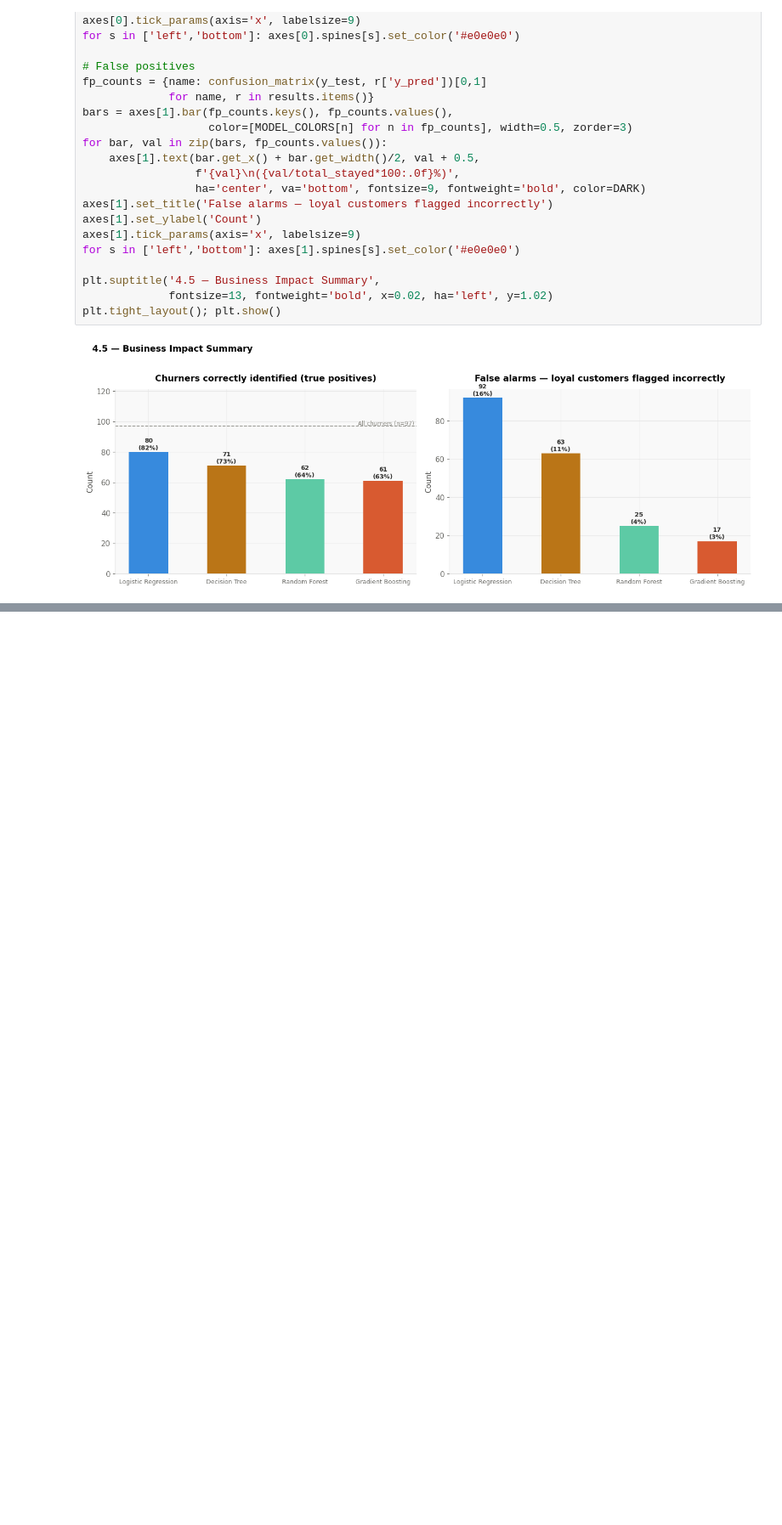
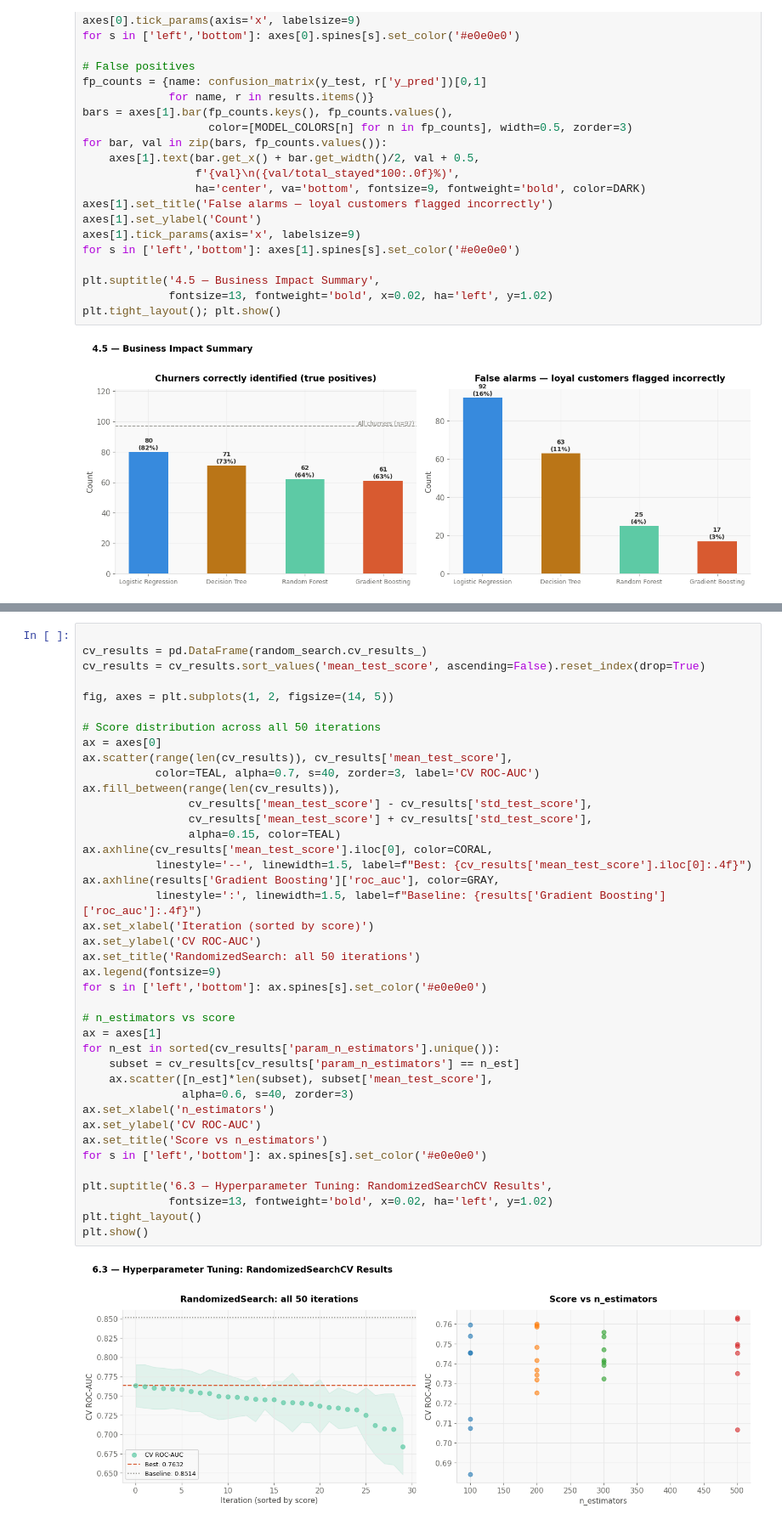
Before and after one commit to nkosimate/CustomerChurnPrediction, a Jupyter notebook: Churn.ipynb, the cells around one changed output, grey strips where cells are left out. Shown at 85% size. Drawn from its saved outputs; the diff is of its cells as text; blank space fills up the shorter version.

Commit message:
Finished Hyperparameter tunning

```diff
--- a/Churn.ipynb
+++ b/Churn.ipynb
@@ -1104,0 +1153,42 @@ weighted avg       0.91      0.91      0.91       667
+# %%
+
+cv_results = pd.DataFrame(random_search.cv_results_)
+cv_results = cv_results.sort_values('mean_test_score', ascending=False).reset_index(drop=True)
+
+fig, axes = plt.subplots(1, 2, figsize=(14, 5))
+
+# Score distribution across all 50 iterations
+ax = axes[0]
+ax.scatter(range(len(cv_results)), cv_results['mean_test_score'],
+           color=TEAL, alpha=0.7, s=40, zorder=3, label='CV ROC-AUC')
+ax.fill_between(range(len(cv_results)),
+                cv_results['mean_test_score'] - cv_results['std_test_score'],
+                cv_results['mean_test_score'] + cv_results['std_test_score'],
+                alpha=0.15, color=TEAL)
+ax.axhline(cv_results['mean_test_score'].iloc[0], color=CORAL,
+           linestyle='--', linewidth=1.5, label=f"Best: {cv_results['mean_test_score'].iloc[0]:.4f}")
+ax.axhline(results['Gradient Boosting']['roc_auc'], color=GRAY,
+           linestyle=':', linewidth=1.5, label=f"Baseline: {results['Gradient Boosting']['roc_auc']:.4f}")
+ax.set_xlabel('Iteration (sorted by score)')
+ax.set_ylabel('CV ROC-AUC')
+ax.set_title('RandomizedSearch: all 50 iterations')
+ax.legend(fontsize=9)
+for s in ['left','bottom']: ax.spines[s].set_color('#e0e0e0')
+
+# n_estimators vs score
+ax = axes[1]
+for n_est in sorted(cv_results['param_n_estimators'].unique()):
+    subset = cv_results[cv_results['param_n_estimators'] == n_est]
+    ax.scatter([n_est]*len(subset), subset['mean_test_score'],
+               alpha=0.6, s=40, zorder=3)
+ax.set_xlabel('n_estimators')
+ax.set_ylabel('CV ROC-AUC')
+ax.set_title('Score vs n_estimators')
+for s in ['left','bottom']: ax.spines[s].set_color('#e0e0e0')
+
+plt.suptitle('6.3 — Hyperparameter Tuning: RandomizedSearchCV Results',
+             fontsize=13, fontweight='bold', x=0.02, ha='left', y=1.02)
+plt.tight_layout()
+plt.show()
+# %% [output]
+[figure, added]
```
Also changed, not shown: parts of 8 cells of this notebook.
